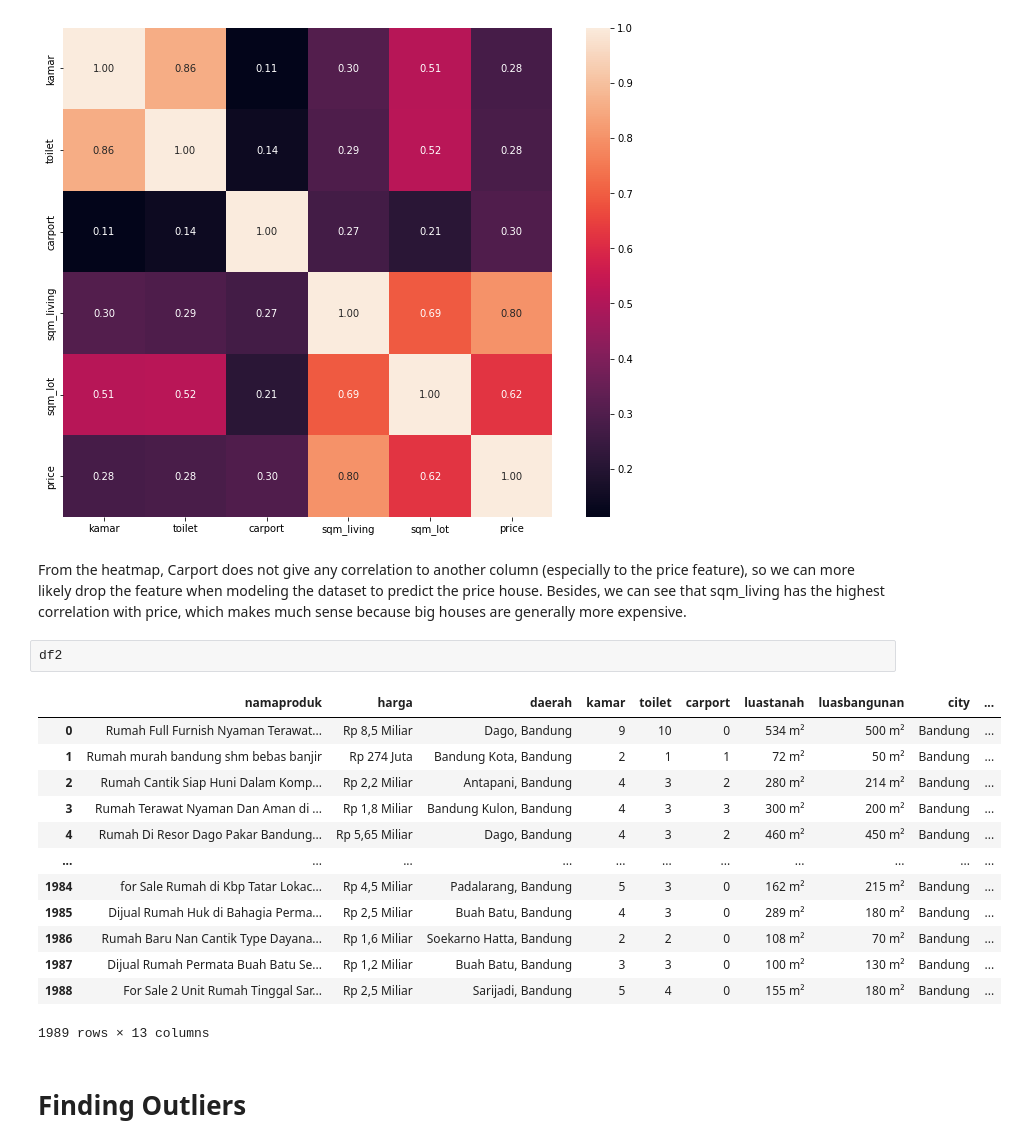
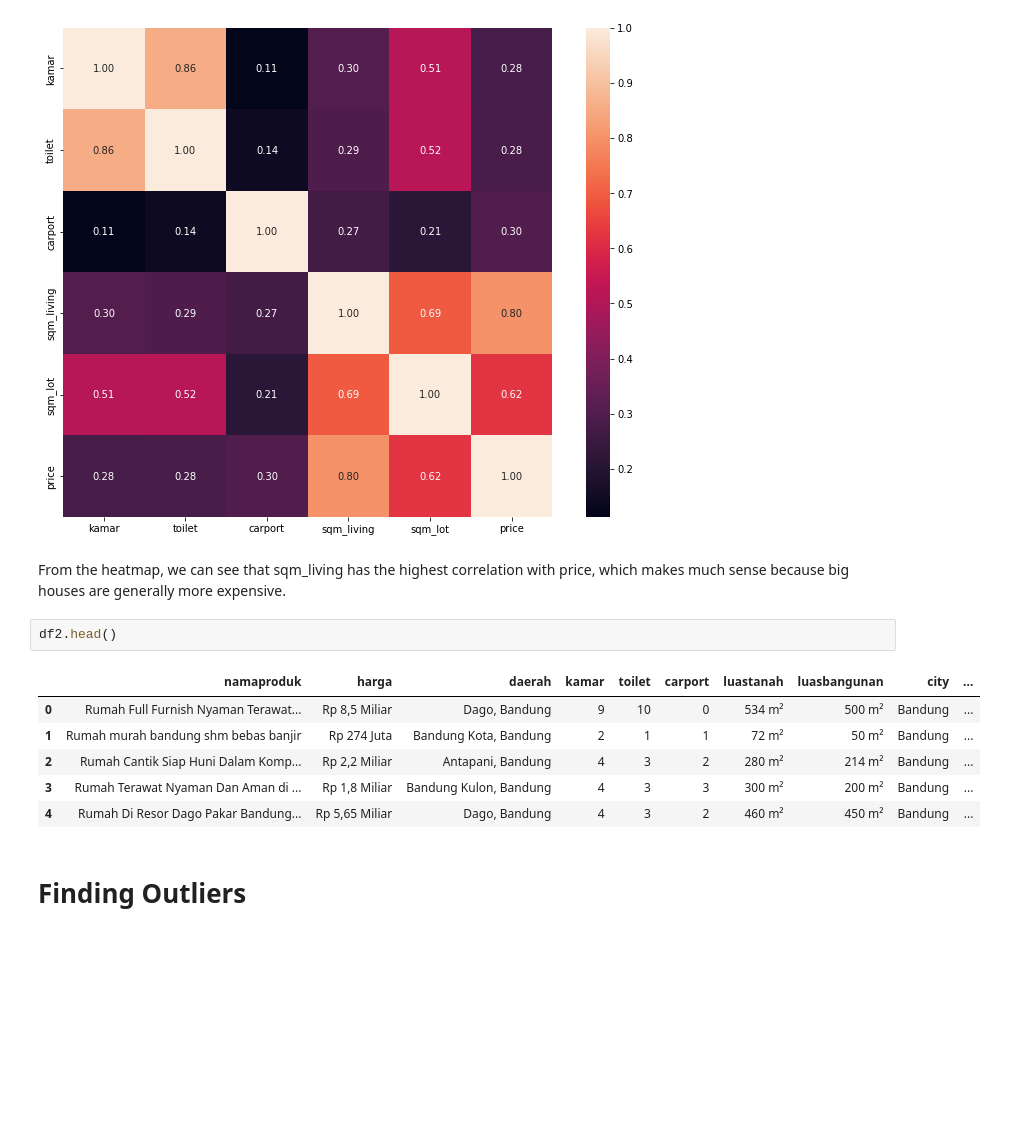
Before and after one commit to benitobosco/bandung_house_price_prediction, a Jupyter notebook: Bandung_House_Price_Prediction.ipynb, the cells around one changed output. Drawn from its saved outputs; the diff is of its cells as text; blank space fills up the shorter version.

```diff
--- a/Bandung_House_Price_Prediction.ipynb
+++ b/Bandung_House_Price_Prediction.ipynb
@@ -78,24 +59,16 @@ sns.heatmap(corrmat, vmax=1, square=True, fmt='.2f',annot=True);
 # %% [output]
 [figure]
 # %% [markdown]
-From the heatmap, Carport does not give any correlation to another column (especially to the price feature), so we can more likely drop the feature when modeling the dataset to predict the price house.
-Besides, we can see that sqm_living has the highest correlation with price, which makes much sense because big houses are generally more expensive.
+From the heatmap, we can see that sqm_living has the highest correlation with price, which makes much sense because big houses are generally more expensive.
 # %%
-df2
+df2.head()
 # %% [output]
 |  | namaproduk | harga | daerah | kamar | toilet | carport | luastanah | luasbangunan | city | ... |
 | 0 | Rumah Full Furnish Nyaman Terawat... | Rp 8,5 Miliar | Dago, Bandung | 9 | 10 | 0 | 534 m² | 500 m² | Bandung | ... |
 | 1 | Rumah murah bandung shm bebas banjir | Rp 274 Juta | Bandung Kota, Bandung | 2 | 1 | 1 | 72 m² | 50 m² | Bandung | ... |
 | 2 | Rumah Cantik Siap Huni Dalam Komp... | Rp 2,2 Miliar | Antapani, Bandung | 4 | 3 | 2 | 280 m² | 214 m² | Bandung | ... |
 | 3 | Rumah Terawat Nyaman Dan Aman di ... | Rp 1,8 Miliar | Bandung Kulon, Bandung | 4 | 3 | 3 | 300 m² | 200 m² | Bandung | ... |
 | 4 | Rumah Di Resor Dago Pakar Bandung... | Rp 5,65 Miliar | Dago, Bandung | 4 | 3 | 2 | 460 m² | 450 m² | Bandung | ... |
-| ... | ... | ... | ... | ... | ... | ... | ... | ... | ... | ... |
-| 1984 | for Sale Rumah di Kbp Tatar Lokac... | Rp 4,5 Miliar | Padalarang, Bandung | 5 | 3 | 0 | 162 m² | 215 m² | Bandung | ... |
-| 1985 | Dijual Rumah Huk di Bahagia Perma... | Rp 2,5 Miliar | Buah Batu, Bandung | 4 | 3 | 0 | 289 m² | 180 m² | Bandung | ... |
-| 1986 | Rumah Baru Nan Cantik Type Dayana... | Rp 1,6 Miliar | Soekarno Hatta, Bandung | 2 | 2 | 0 | 108 m² | 70 m² | Bandung | ... |
-| 1987 | Dijual Rumah Permata Buah Batu Se... | Rp 1,2 Miliar | Buah Batu, Bandung | 3 | 3 | 0 | 100 m² | 130 m² | Bandung | ... |
-| 1988 | For Sale 2 Unit Rumah Tinggal Sar... | Rp 2,5 Miliar | Sarijadi, Bandung | 5 | 4 | 0 | 155 m² | 180 m² | Bandung | ... |
-1989 rows × 13 columns
 # %% [markdown]
 # Finding Outliers
 # %%
```
Also changed, not shown: parts of 23 cells of this notebook, 3 other files.
